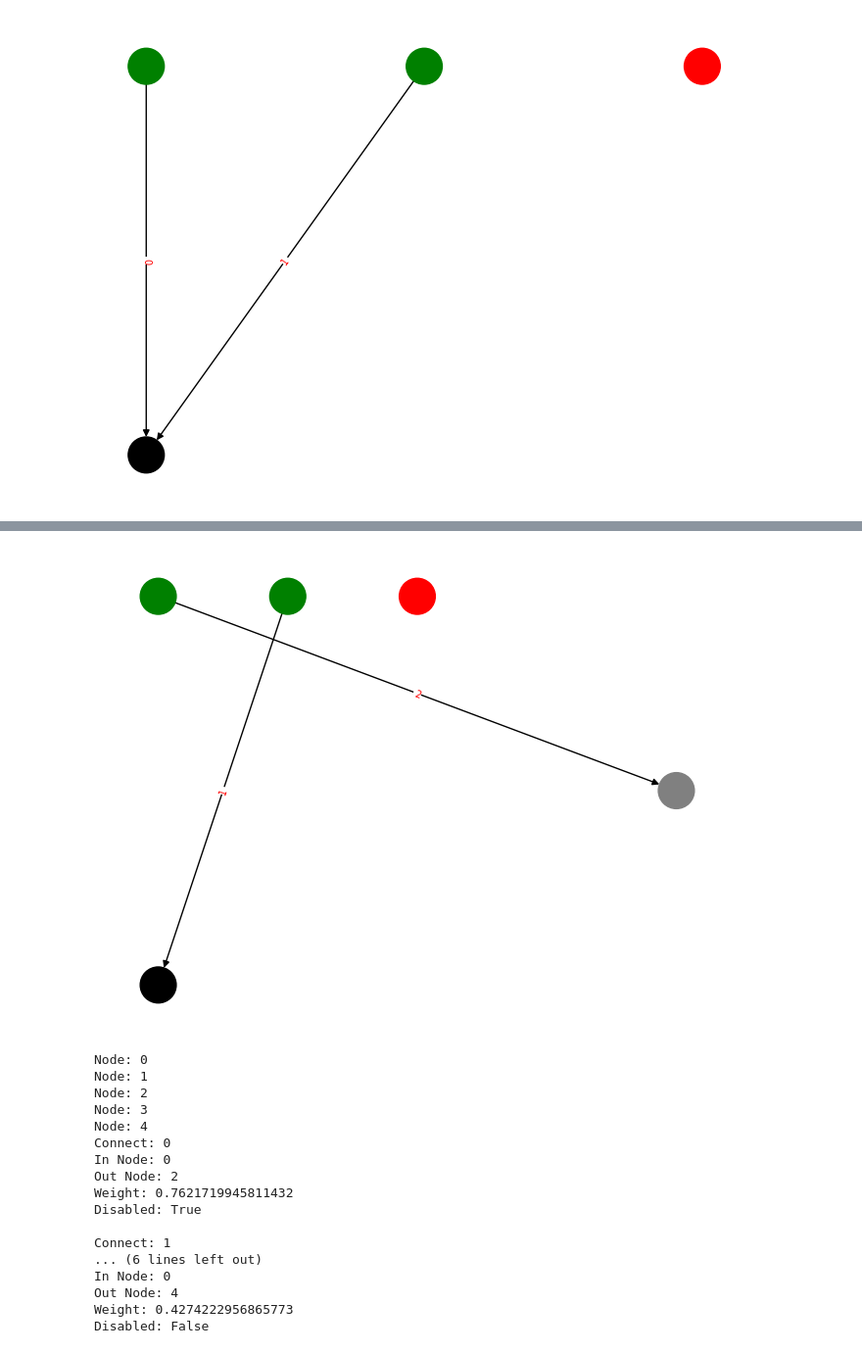
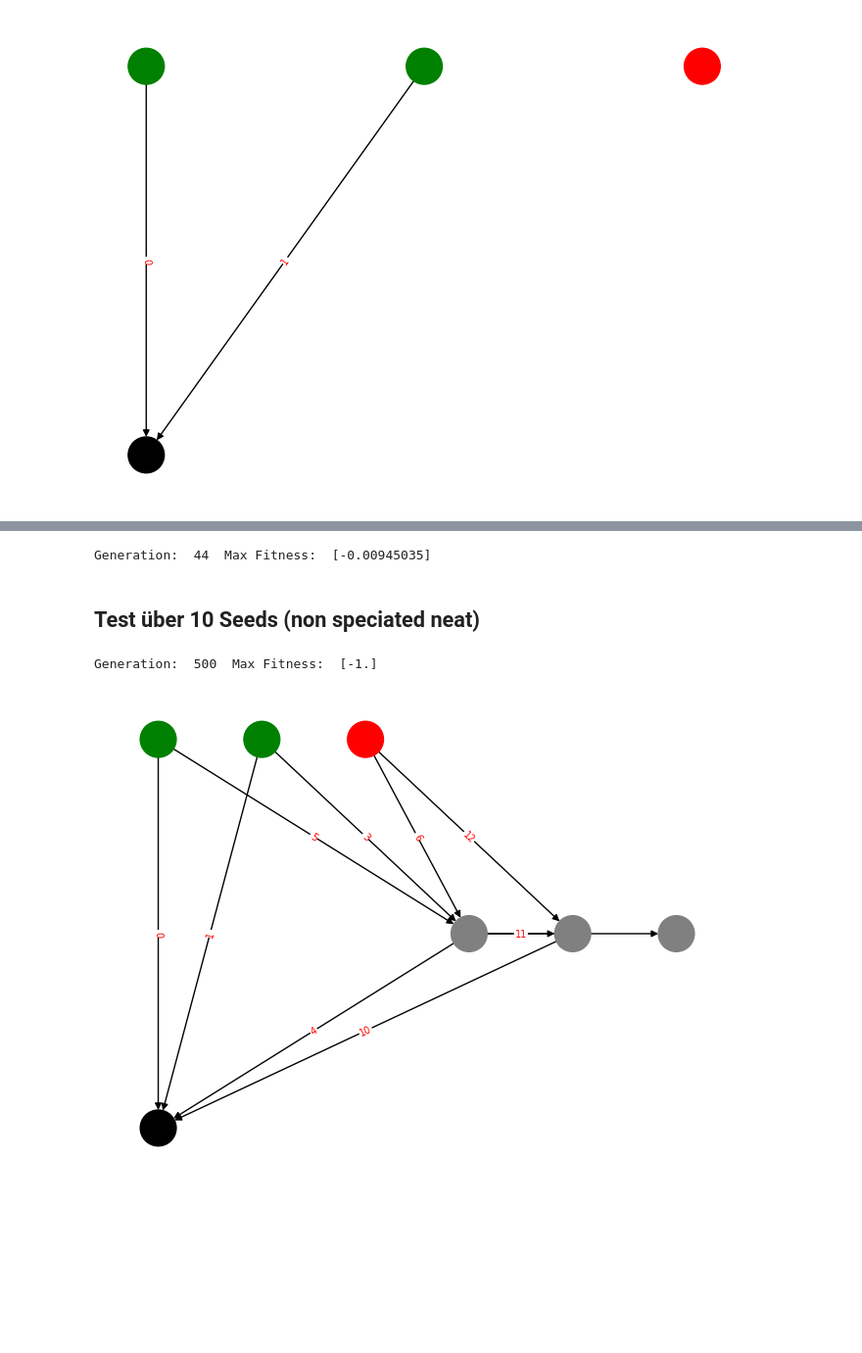
Before and after one commit to arzx/NeuroevolutionLab, a Jupyter notebook: neat-project.ipynb, the cells around one changed output, grey strips where cells are left out. Shown at 98% size. Saved outputs shown, nothing was run; the diff lists cells and outputs as text; code cells hidden in the pictures; blank space fills up the shorter version.

Commit message:
Up and running neat algo

```diff
--- a/neat-project.ipynb
+++ b/neat-project.ipynb
@@ -90,9 +91,7 @@ def fitness(ind: Individuum):
     ind.fitness = 0
     for i,o in zip(inp,out):
         raw = ind.forward(i)
-        rounded = raw.round()
-        if rounded == o:
-            ind.fitness += 1
+        ind.fitness -= (raw - o) ** 2
     return ind.fitness
 # %%
 print([ind.forward(inp[i]) for i in range(4)])
@@ -150,22 +209,46 @@ child = mom.crossover(dad)
+# %%
+POP_SIZE = 100
+GENERATIONS = 500
+MUTATE = {
+    'weight': {
+        'rate': 0.9,
+        'reset': 0.3
+    },
+    'connection': 0.2,
+    'node': 0.1
+}
+# %%
+reset_markings()
+random.seed(0)
+population = [simplest_ind(2, 1, bias=True)]
+for i in range(POP_SIZE-1):
+    population.append(Individuum.copy(population[0]))
+
+winner = neat(population, POP_SIZE, GENERATIONS, MUTATE, non_mating=False)
+# %% [output]
+Generation:  44  Max Fitness:  [-0.00945035]
+# %% [markdown]
+## Test über 10 Seeds (non speciated neat)
+# %%
+test = []
+for i in range(10):
+    reset_markings()
+    random.seed(i)
+    population = [simplest_ind(2, 1, bias=True)]
+    for j in range(POP_SIZE-1):
+        population.append(Individuum.copy(population[0]))
+        population[j+1].mutate(MUTATE)
+
+    winner = neat(population, POP_SIZE, GENERATIONS, MUTATE, non_mating=False)
+    if fitness(winner) > -0.01:
+        test.append(True)
+
+with open('test.txt', 'w') as f:
+    f.write(str(test))
+# %% [output]
+Generation:  500  Max Fitness:  [-1.]
 # %%
-child.plot()
-child.printsum()
+winner.plot()
+#winner.printsum()
 # %% [output]
-[figure, old version]
+[figure, new version]
-Node: 0
-Node: 1
-Node: 2
-Node: 3
-Node: 4
-Connect: 0
-In Node: 0
-Out Node: 2
-Weight: 0.7621719945811432
-Disabled: True
-
-Connect: 1
-... (6 lines left out)
-In Node: 0
-Out Node: 4
-Weight: 0.4274222956865773
-Disabled: False
```
Also changed, not shown: parts of 23 cells of this notebook, 1 other file.
